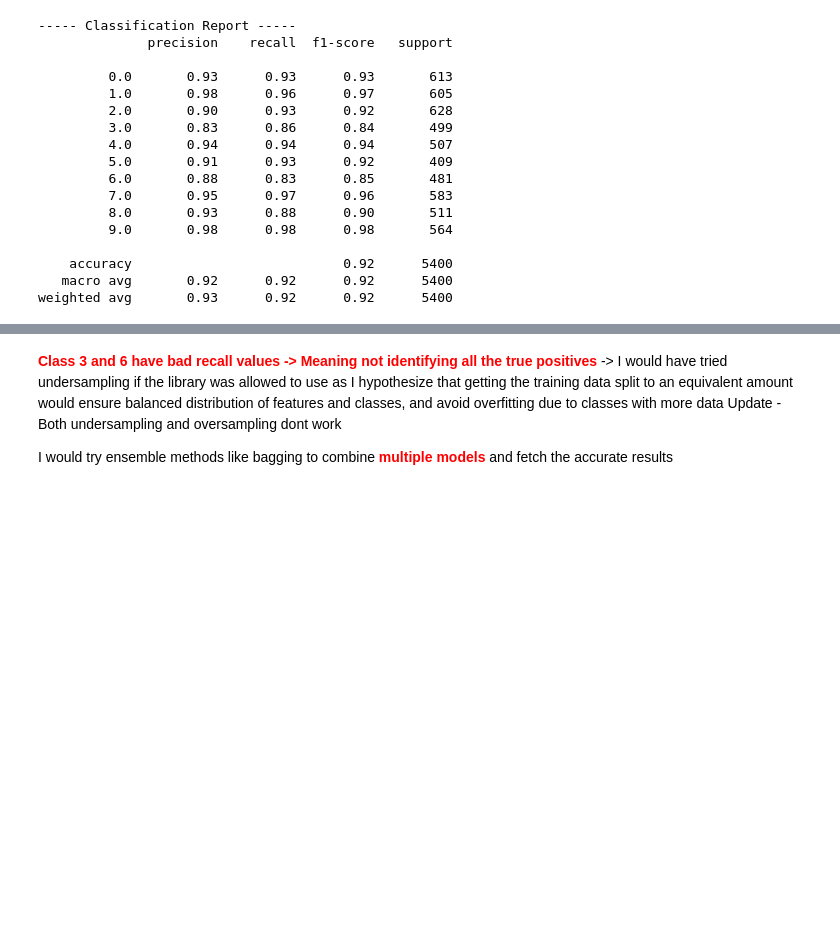
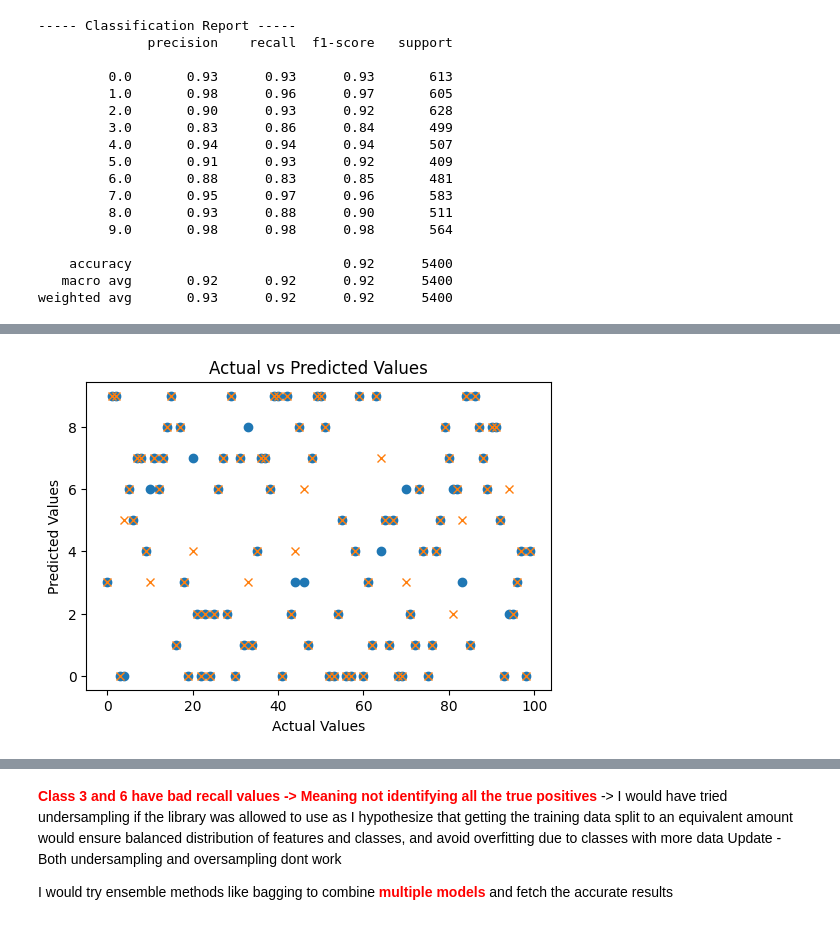
Before and after one commit to aym183/Satellite-Image-Classification, a Jupyter notebook: task2.ipynb, the cells around one changed output, grey strips where cells are left out. Saved outputs shown, nothing was run; the diff lists cells and outputs as text; code cells hidden in the pictures; blank space fills up the shorter version.

```diff
--- a/task2.ipynb
+++ b/task2.ipynb
@@ -152,0 +183,4 @@ weighted avg       0.93      0.92      0.92      5400
+# %%
+plot_predicted_vs_actual(y_test, y_pred)
+# %% [output]
+[figure, added]
```
Also changed, not shown: parts of 27 cells of this notebook, 1 other file.
